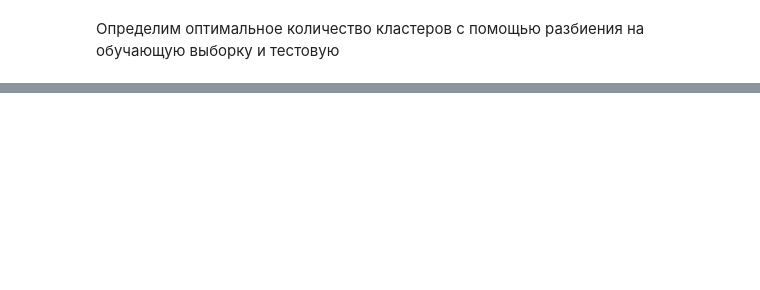
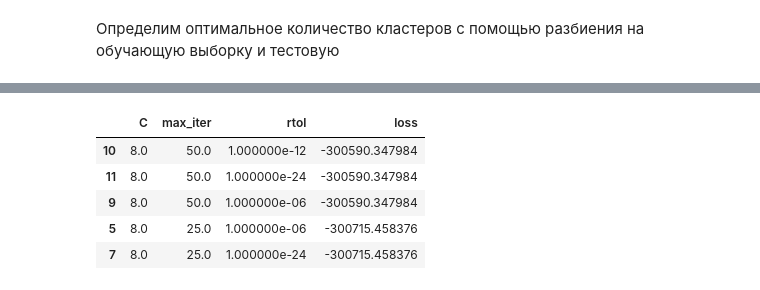
Before and after one commit to JacKira/BayesMethods, a Jupyter notebook: Lab/lab_descr.ipynb, the cells around one changed output, grey strips where cells are left out. Saved outputs shown, nothing was run; the diff lists cells and outputs as text; code cells hidden in the pictures; blank space fills up the shorter version.

```diff
--- a/Lab/lab_descr.ipynb
+++ b/Lab/lab_descr.ipynb
@@ -602,0 +835,10 @@ plt.show()
+# %%
+df = df.sort_values('loss', ascending = False)
+df.head()
+# %% [output]
+|  | C | max_iter | rtol | loss |
+| 10 | 8.0 | 50.0 | 1.000000e-12 | -300590.347984 |
+| 11 | 8.0 | 50.0 | 1.000000e-24 | -300590.347984 |
+| 9 | 8.0 | 50.0 | 1.000000e-06 | -300590.347984 |
+| 5 | 8.0 | 25.0 | 1.000000e-06 | -300715.458376 |
+| 7 | 8.0 | 25.0 | 1.000000e-24 | -300715.458376 |
```
Also changed, not shown: parts of 23 cells of this notebook.
